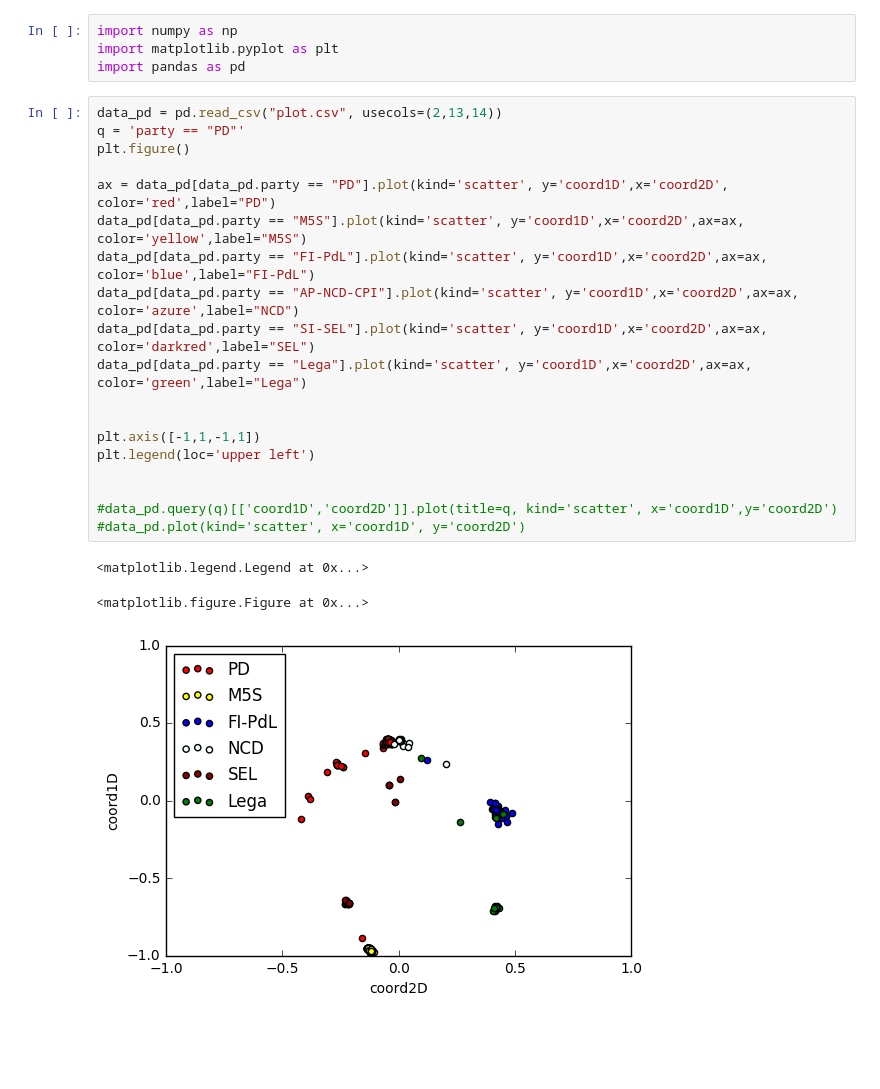
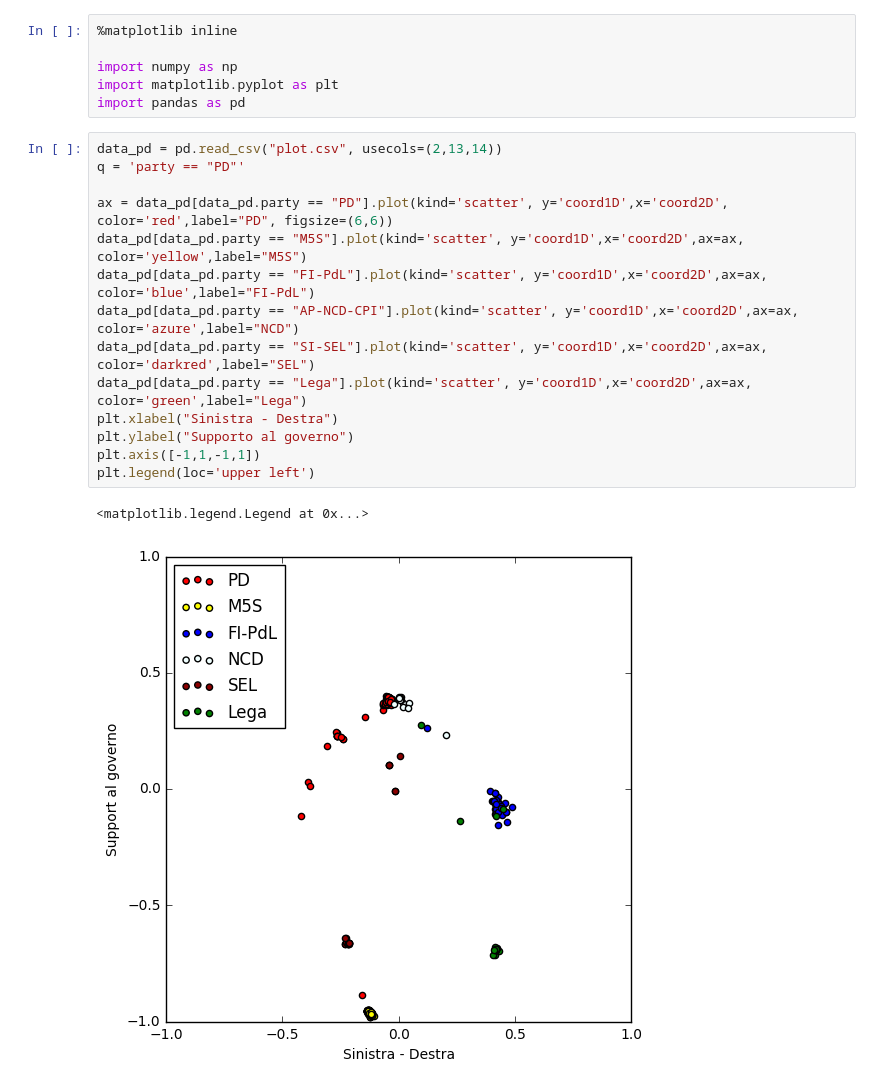
Before and after one commit to soleti/oc_camera, a Jupyter notebook: oc_camera.ipynb, the cells around one changed output. Drawn from its saved outputs; the diff is of its cells as text; blank space fills up the shorter version.

```diff
--- a/oc_camera.ipynb
+++ b/oc_camera.ipynb
@@ -1,27 +1,23 @@
 # %%
+%matplotlib inline
+
 import numpy as np
 import matplotlib.pyplot as plt
 import pandas as pd
 # %%
 data_pd = pd.read_csv("plot.csv", usecols=(2,13,14))
 q = 'party == "PD"'
-plt.figure()
 
-ax = data_pd[data_pd.party == "PD"].plot(kind='scatter', y='coord1D',x='coord2D', color='red',label="PD")
+ax = data_pd[data_pd.party == "PD"].plot(kind='scatter', y='coord1D',x='coord2D', color='red',label="PD", figsize=(6,6))
 data_pd[data_pd.party == "M5S"].plot(kind='scatter', y='coord1D',x='coord2D',ax=ax, color='yellow',label="M5S")
 data_pd[data_pd.party == "FI-PdL"].plot(kind='scatter', y='coord1D',x='coord2D',ax=ax, color='blue',label="FI-PdL")
 data_pd[data_pd.party == "AP-NCD-CPI"].plot(kind='scatter', y='coord1D',x='coord2D',ax=ax, color='azure',label="NCD")
 data_pd[data_pd.party == "SI-SEL"].plot(kind='scatter', y='coord1D',x='coord2D',ax=ax, color='darkred',label="SEL")
 data_pd[data_pd.party == "Lega"].plot(kind='scatter', y='coord1D',x='coord2D',ax=ax, color='green',label="Lega")
-
-
+plt.xlabel("Sinistra - Destra")
+plt.ylabel("Supporto al governo")
 plt.axis([-1,1,-1,1])
 plt.legend(loc='upper left')
-
-
-#data_pd.query(q)[['coord1D','coord2D']].plot(title=q, kind='scatter', x='coord1D',y='coord2D')
-#data_pd.plot(kind='scatter', x='coord1D', y='coord2D')
 # %% [output]
 <matplotlib.legend.Legend at 0x...>
-<matplotlib.figure.Figure at 0x...>
-[figure, old version]
+[figure, new version]
```
Also changed, not shown: parts of 1 cell of this notebook.
